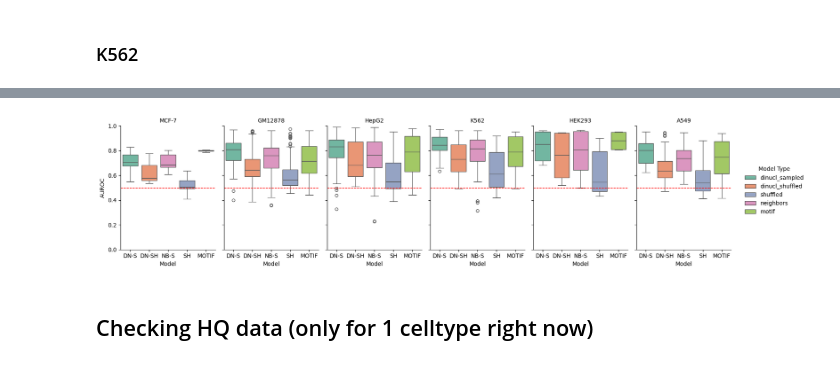
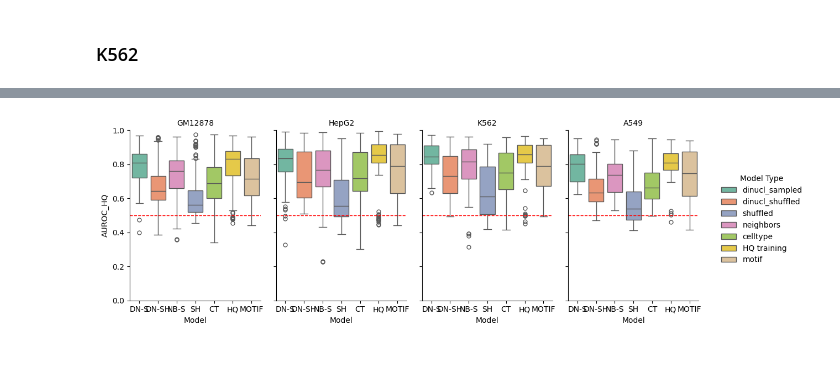
Before and after one commit to NatanTourne/TFBS-negatives, a Jupyter notebook: Results/20250526_full_run_2.ipynb, the cells around one changed output, grey strips where cells are left out. Saved outputs shown, nothing was run; the diff lists cells and outputs as text; code cells hidden in the pictures.

```diff
--- a/Results/20250526_full_run_2.ipynb
+++ b/Results/20250526_full_run_2.ipynb
@@ -411,7 +420,7 @@ mean_auroc_per_tf = celltype_df.groupby('TF')['AUROC'].mean().sort_values(ascend
 tf_order = mean_auroc_per_tf.index.tolist()
 
 # Create a custom order for neg_sampling types
-neg_sampling_order = ['dinucl_sampled', 'dinucl_shuffled', 'neighbors', 'shuffled']
+neg_sampling_order = ['dinucl_sampled', 'dinucl_shuffled', 'neighbors', 'shuffled', "celltype", "HQ training"]
 
 # Sort the DataFrame by TF (using the custom order) and neg_sampling type
 celltype_df['TF'] = pd.Categorical(celltype_df['TF'], categories=tf_order, ordered=True)
@@ -435,12 +444,14 @@ neg_mode_labels = {
     'dinucl_sampled': 'DN-S',
     'dinucl_shuffled': 'DN-SH',
     'neighbors': 'NB-S',
-    'shuffled': 'SH'
+    'shuffled': 'SH',
+    'celltype': 'CT',
+    'HQ training': 'HQ'
 }
 
 # Apply and order short labels
 melted_df['neg_mode_short'] = melted_df['neg_mode'].map(neg_mode_labels)
-neg_mode_order = ['DN-S', 'DN-SH', 'NB-S', 'SH']
+neg_mode_order = ['DN-S', 'DN-SH', 'NB-S', 'SH', 'CT', 'HQ']
 melted_df['neg_mode_short'] = pd.Categorical(melted_df['neg_mode_short'], categories=neg_mode_order, ordered=True)
 
 # Create the catplot
@@ -451,7 +462,7 @@ g = sns.catplot(
     y='AUROC_value',
     hue='auroc_metric',
     kind='box',
-    col_wrap=7,
+    col_wrap=11,
     height=4,
     aspect=0.6,
     palette='Set2'
@@ -655,7 +508,7 @@ for celltype in unique_celltypes:
     tf_order = mean_auroc_per_tf.index.tolist()
 
     # Create a custom order for neg_sampling types
-    neg_sampling_order = ['dinucl_sampled', 'dinucl_shuffled', 'neighbors', 'shuffled']
+    neg_sampling_order = ['dinucl_sampled', 'dinucl_shuffled', 'neighbors', 'shuffled', "celltype"]
 
     # Sort the DataFrame by TF (using the custom order) and neg_sampling type
     celltype_df['TF'] = pd.Categorical(celltype_df['TF'], categories=tf_order, ordered=True)
@@ -668,12 +521,14 @@ for celltype in unique_celltypes:
         'dinucl_sampled': 'DN-S',
         'dinucl_shuffled': 'DN-SH',
         'neighbors': 'NB-S',
-        'shuffled': 'SH'
+        'shuffled': 'SH',
+        'celltype': 'CT',
+        'HQ training': 'HQ'
     }
 
     # Apply and order short labels
     celltype_df['neg_mode_short'] = celltype_df['neg_mode'].map(neg_mode_labels)
-    neg_mode_order = ['DN-S', 'DN-SH', 'NB-S', 'SH']
+    neg_mode_order = ['DN-S', 'DN-SH', 'NB-S', 'SH', 'CT']
     celltype_df['neg_mode_short'] = pd.Categorical(celltype_df['neg_mode_short'], categories=neg_mode_order, ordered=True)
 
     # Create the catplot
@@ -825,8 +658,8 @@ import os
 # Define the folder path
 folder_path = "/data/home/natant/Negatives/Runs/full_run_1/motifs"
 
-# Get a list of all CSV files in the folder
-csv_files = [f for f in os.listdir(folder_path) if f.endswith('.csv')]
+# Get a list of all CSV files in the folder, excluding HEK293 and MCF-7
+csv_files = [f for f in os.listdir(folder_path) if f.endswith('.csv') and f not in ['HEK293.csv', 'MCF-7.csv']]
 
 # Load each CSV file into a dictionary of DataFrames
 dataframes = {os.path.splitext(f)[0]: pd.read_csv(os.path.join(folder_path, f)) for f in csv_files}
@@ -869,8 +771,8 @@ motif_df = pd.concat(merged_dfs, ignore_index=True)
 subset_df = results_df[(results_df['celltype'].isin(motif_df["celltype"].unique())) & (results_df['TF'].isin(motif_df['TF'].unique()))]
 # Concatenate subset_df and melted_df, keeping only the specified columns
 subset_df = subset_df[['TF', 'AUROC_HQ', 'neg_mode', 'celltype']]
-subset_df = subset_df.rename(columns={"AUROC_HQ": "AUROC"})
-fused_df = pd.concat([subset_df[['TF', 'AUROC', 'neg_mode', 'celltype']], motif_df[['TF', 'AUROC', 'neg_mode', 'celltype']]])
+motif_df = motif_df.rename(columns={"AUROC": "AUROC_HQ"})
+fused_df = pd.concat([subset_df[['TF', 'AUROC_HQ', 'neg_mode', 'celltype']], motif_df[['TF', 'AUROC_HQ', 'neg_mode', 'celltype']]])
 
 # Reset the index for the new DataFrame
 fused_df.reset_index(drop=True, inplace=True)
@@ -881,49 +799,49 @@ neg_mode_labels = {
     'dinucl_shuffled': 'DN-SH',
     'neighbors': 'NB-S',
     'shuffled': 'SH',
-    'motif': "MOTIF"
+    'motif': "MOTIF",
+    'celltype': 'CT',
+    'HQ training': 'HQ'
 }
 
 # Apply and order short labels
 fused_df['neg_mode_short'] = fused_df['neg_mode'].map(neg_mode_labels)
-neg_mode_order = ['DN-S', 'DN-SH', 'NB-S', 'SH', 'MOTIF']
+neg_mode_order = ['DN-S', 'DN-SH', 'NB-S', 'SH', 'CT', 'HQ', 'MOTIF']
 fused_df['neg_mode_short'] = pd.Categorical(fused_df['neg_mode_short'], categories=neg_mode_order, ordered=True)
 
 g = sns.catplot(
         data=fused_df,
         x='neg_mode_short',
         col='celltype',
-        y='AUROC',
+        y='AUROC_HQ',
         hue='neg_mode',
         kind='box',
         height=4,
         aspect=0.6,
         palette='Set2'
     )
 # Titles and labels
 g.set_titles(col_template="{col_name}")
-g.set_axis_labels("Model", "AUROC")
+g.set_axis_labels("Model", "AUROC_HQ")
 
 # Fix x-tick rotation manually
 # for ax in g.axes.flatten():
 #     for label in ax.get_xticklabels():
 #         label.set_rotation(90)
 #     ax.axhline(0.5, linestyle='--', color='red', linewidth=1)
 # Adjust legend placement to avoid overlapping
 g._legend.set_bbox_to_anchor((1, 0.5))
 g._legend.set_loc("center left")
 # Rename the legend title
 g._legend.set_title("Model Type")
 
 # Scale the y-axis from 0 to 1
 g.set(ylim=(0, 1))
 
 # Add a red line at y=0.5
 for ax in g.axes.flatten():
     ax.axhline(0.5, linestyle='--', color='red', linewidth=1)
 plt.tight_layout()
 plt.show()
 # %% [output]
-[figure, old version]
+[figure, new version]
-# %% [markdown]
-## Checking HQ data (only for 1 celltype right now)
```
Also changed, not shown: parts of 59 cells of this notebook, 14 other files.
